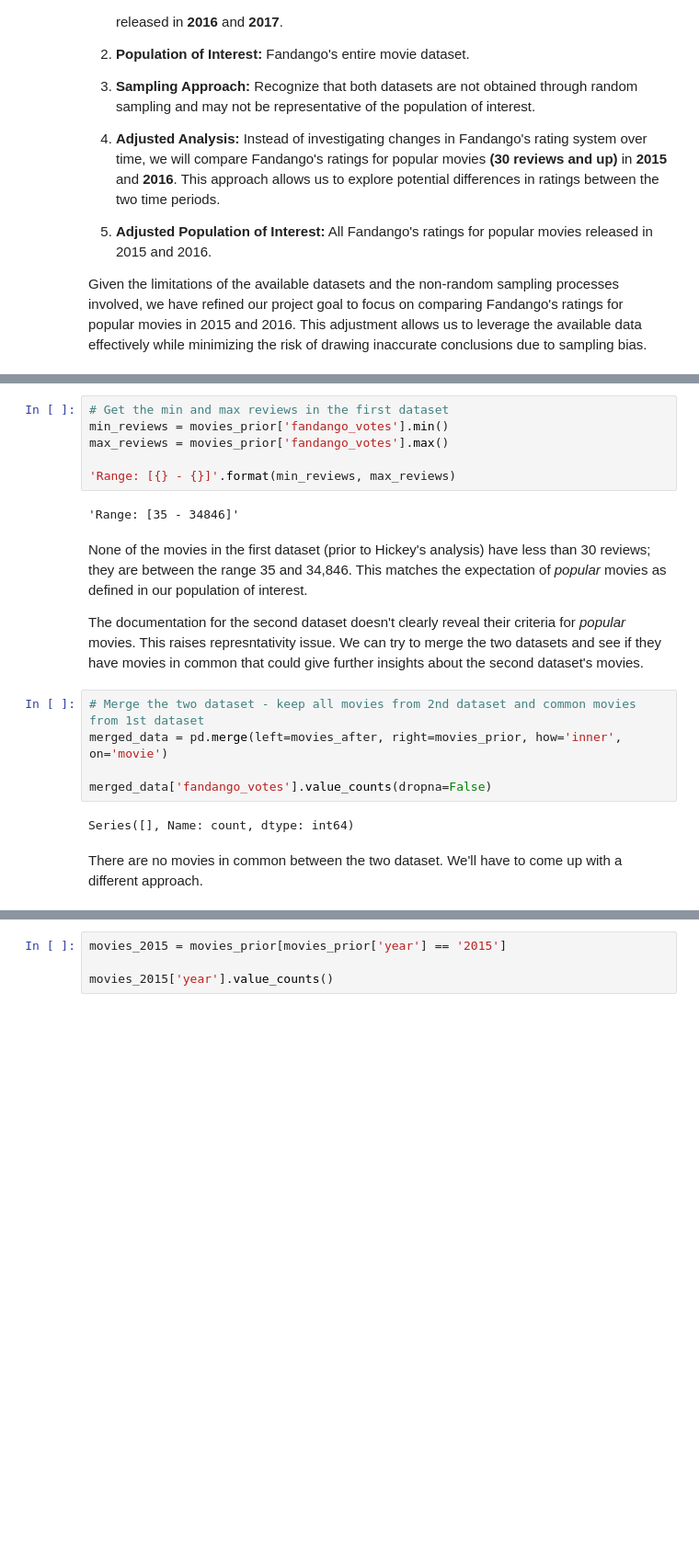
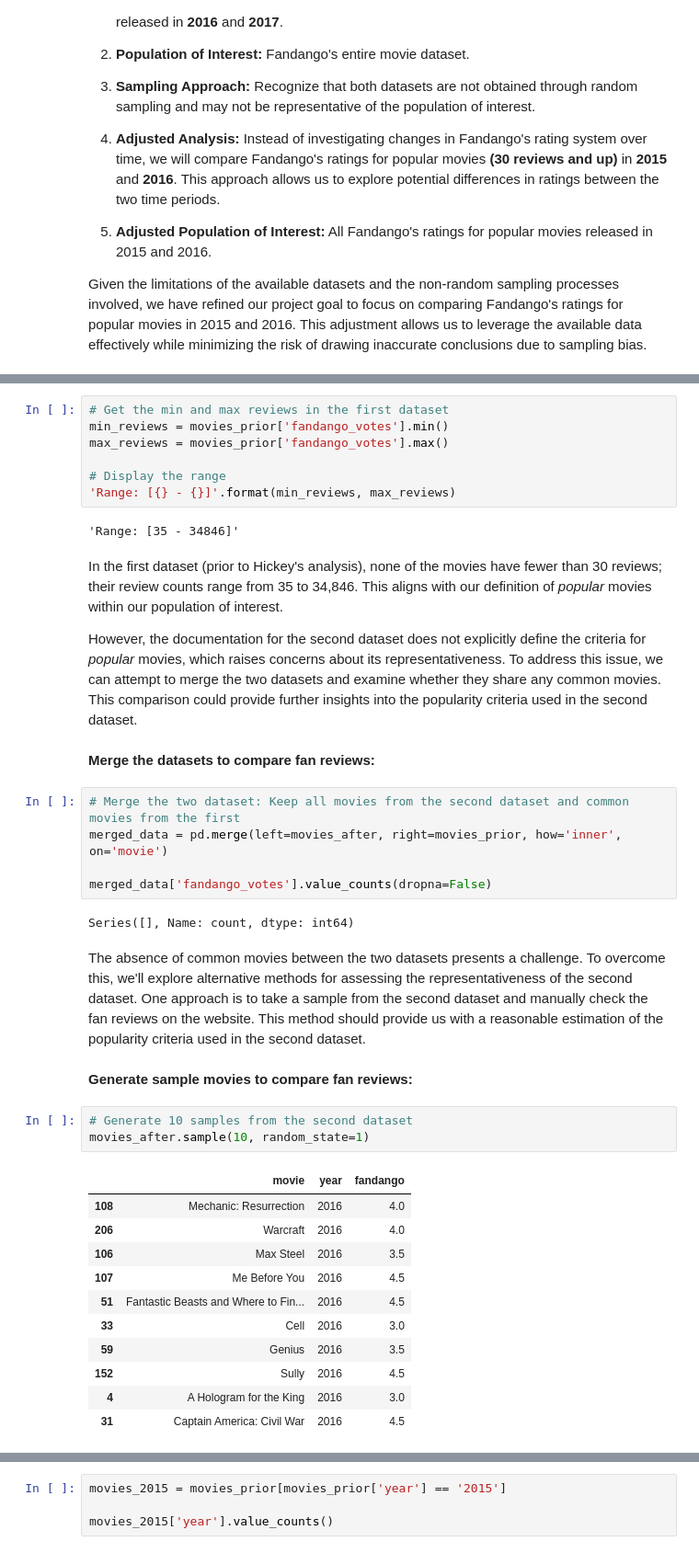
Before and after one commit to shree131/Investigation-of-Fandango-Movie-Rating-Biases, a Jupyter notebook: Fandango_Ratings_Analysis_Report.ipynb, the cells around one changed output, grey strips where cells are left out. Shown at 92% size. Cells and saved outputs as stored; diff of their text form; blank space fills up the shorter version.

Commit message:
prepped data for analysis

```diff
--- a/Fandango_Ratings_Analysis_Report.ipynb
+++ b/Fandango_Ratings_Analysis_Report.ipynb
@@ -174,19 +169,39 @@ movies_prior.loc[movies_prior['fandango_votes'] < 30, 'movie'].count()
 min_reviews = movies_prior['fandango_votes'].min()
 max_reviews = movies_prior['fandango_votes'].max()
 
+# Display the range
 'Range: [{} - {}]'.format(min_reviews, max_reviews)
 # %% [output]
 'Range: [35 - 34846]'
 # %% [markdown]
-None of the movies in the first dataset (prior to Hickey's analysis) have less than 30 reviews; they are between the range 35 and 34,846. This matches the expectation of *popular* movies as defined in our population of interest.
+In the first dataset (prior to Hickey's analysis), none of the movies have fewer than 30 reviews; their review counts range from 35 to 34,846. This aligns with our definition of *popular* movies within our population of interest.
 
-The documentation for the second dataset doesn't clearly reveal their criteria for *popular* movies. This raises represntativity issue. We can try to merge the two datasets and see if they have movies in common that could give further insights about the second dataset's movies.
+However, the documentation for the second dataset does not explicitly define the criteria for *popular* movies, which raises concerns about its representativeness. To address this issue, we can attempt to merge the two datasets and examine whether they share any common movies. This comparison could provide further insights into the popularity criteria used in the second dataset.
+# %% [markdown]
+**Merge the datasets to compare fan reviews:**
 # %%
-# Merge the two dataset - keep all movies from 2nd dataset and common movies from 1st dataset
+# Merge the two dataset: Keep all movies from the second dataset and common movies from the first
 merged_data = pd.merge(left=movies_after, right=movies_prior, how='inner', on='movie')
 
 merged_data['fandango_votes'].value_counts(dropna=False)
 # %% [output]
 Series([], Name: count, dtype: int64)
 # %% [markdown]
-There are no movies in common between the two dataset. We'll have to come up with a different approach.
+The absence of common movies between the two datasets presents a challenge. To overcome this, we'll explore alternative methods for assessing the representativeness of the second dataset. One approach is to take a sample from the second dataset and manually check the fan reviews on the website. This method should provide us with a reasonable estimation of the popularity criteria used in the second dataset.
+# %% [markdown]
+**Generate sample movies to compare fan reviews:**
+# %%
+# Generate 10 samples from the second dataset
+movies_after.sample(10, random_state=1)
+# %% [output]
+|  | movie | year | fandango |
+| 108 | Mechanic: Resurrection | 2016 | 4.0 |
+| 206 | Warcraft | 2016 | 4.0 |
+| 106 | Max Steel | 2016 | 3.5 |
+| 107 | Me Before You | 2016 | 4.5 |
+| 51 | Fantastic Beasts and Where to Fin... | 2016 | 4.5 |
+| 33 | Cell | 2016 | 3.0 |
+| 59 | Genius | 2016 | 3.5 |
+| 152 | Sully | 2016 | 4.5 |
+| 4 | A Hologram for the King | 2016 | 3.0 |
+| 31 | Captain America: Civil War | 2016 | 4.5 |
```
Also changed, not shown: parts of 17 cells of this notebook.
